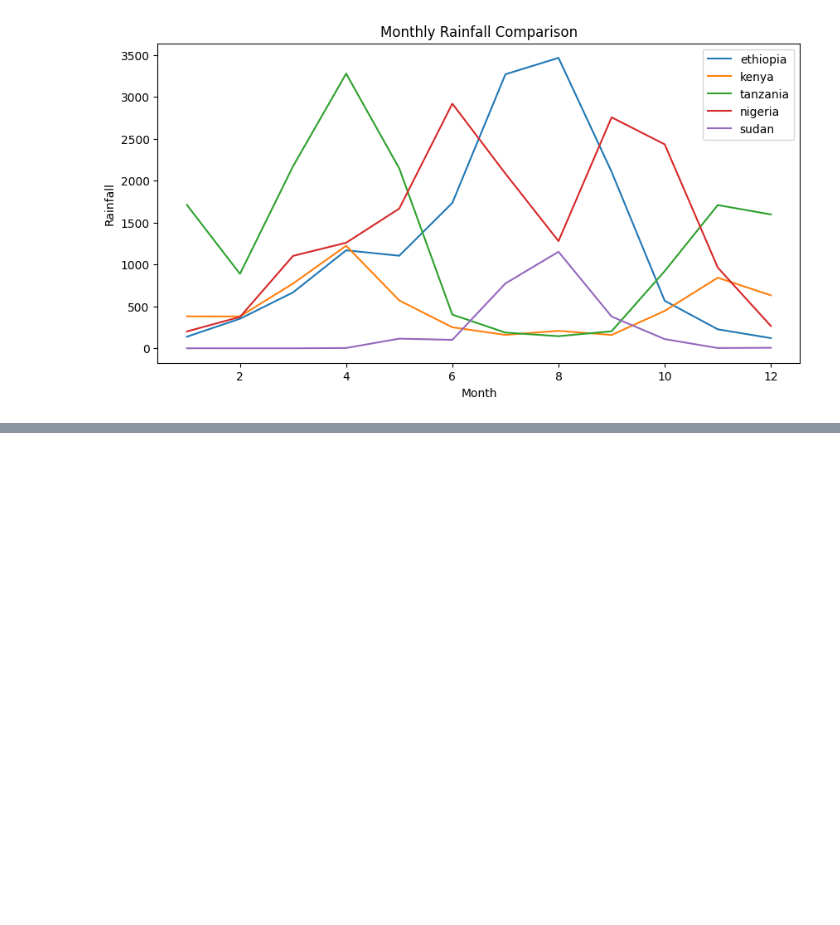
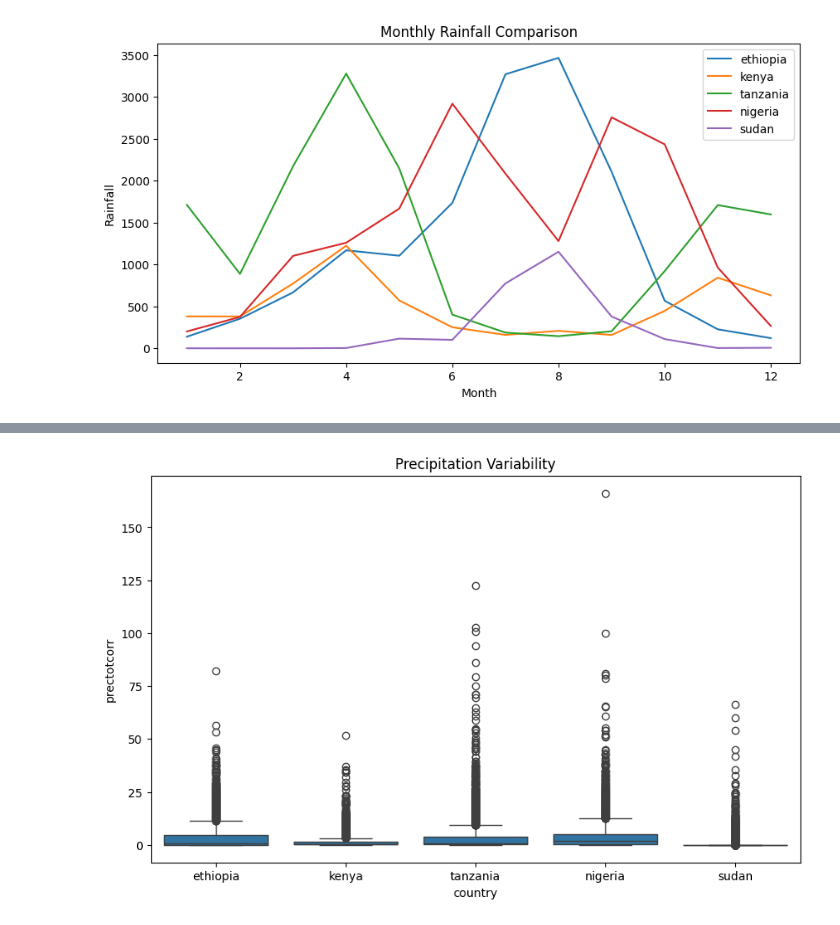
Before and after one commit to Dagi0808/climate-challenge-week0, a Jupyter notebook: notebooks/comparison.ipynb, the cells around one changed output, grey strips where cells are left out. Saved outputs shown, nothing was run; the diff lists cells and outputs as text; code cells hidden in the pictures; blank space fills up the shorter version.

Commit message:
feat: add cross-country climate vulnerability comparison

```diff
--- a/notebooks/comparison.ipynb
+++ b/notebooks/comparison.ipynb
@@ -69,0 +83,13 @@ plt.show()
+# %%
+plt.figure(figsize=(10,6))
+
+sns.boxplot(
+    data=combined,
+    x="country",
+    y="prectotcorr"
+)
+
+plt.title("Precipitation Variability")
+plt.show()
+# %% [output]
+[figure, added]
```
Also changed, not shown: parts of 11 cells of this notebook, 1 other file.
